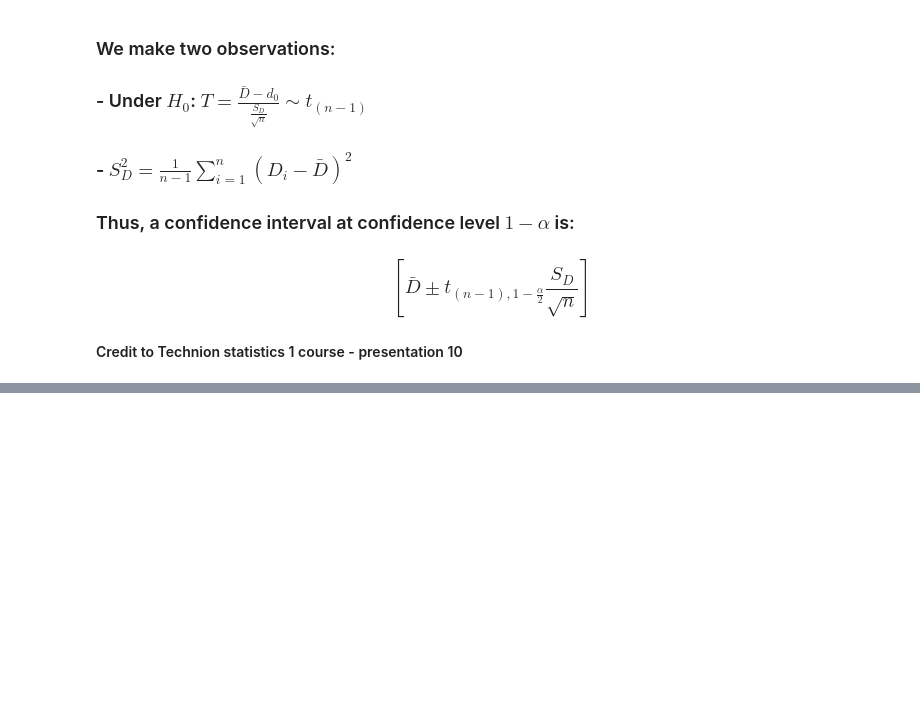
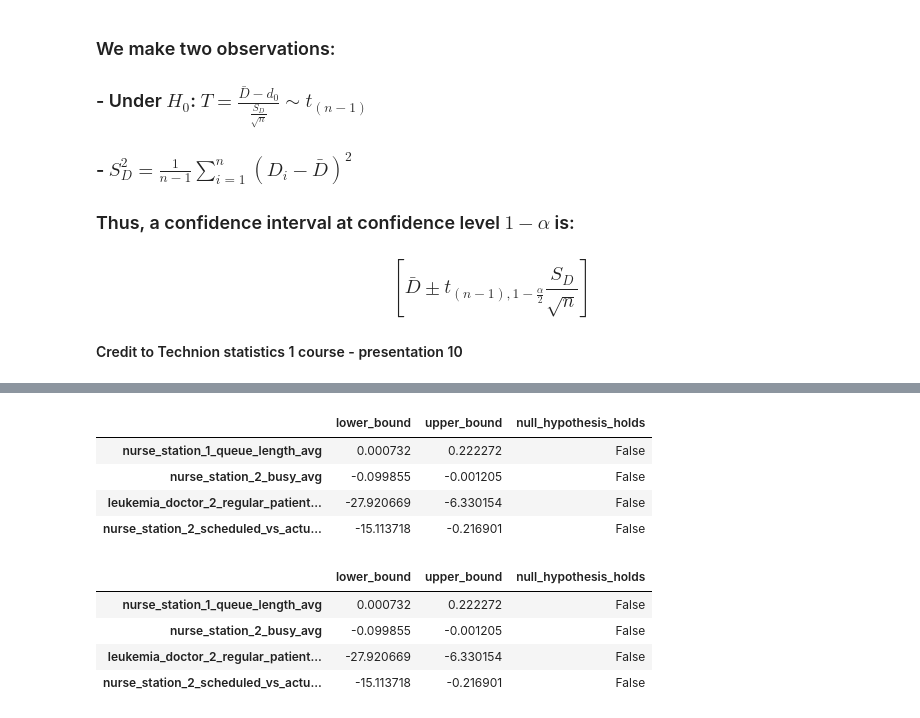
Before and after one commit to JWolloch/Ramabam-Hematology-Deptartment, a Jupyter notebook: simulation/statistical_analysis.ipynb, the cells around one changed output, grey strips where cells are left out. Cells and saved outputs as stored; diff of their text form; code cells hidden in the pictures; blank space fills up the shorter version.

```diff
--- a/simulation/statistical_analysis.ipynb
+++ b/simulation/statistical_analysis.ipynb
@@ -170,0 +246,13 @@ False
+# %%
+csv_of_results(current_vs_multi_queue_personalized_state_80_percent_nurse_for_transplant, "differences_current_vs_multi_queue_personalized_state_80_percent_nurse_for_transplant")
+# %% [output]
+|  | lower_bound | upper_bound | null_hypothesis_holds |
+| nurse_station_1_queue_length_avg | 0.000732 | 0.222272 | False |
+| nurse_station_2_busy_avg | -0.099855 | -0.001205 | False |
+| leukemia_doctor_2_regular_patient... | -27.920669 | -6.330154 | False |
+| nurse_station_2_scheduled_vs_actu... | -15.113718 | -0.216901 | False |
+|  | lower_bound | upper_bound | null_hypothesis_holds |
+| nurse_station_1_queue_length_avg | 0.000732 | 0.222272 | False |
+| nurse_station_2_busy_avg | -0.099855 | -0.001205 | False |
+| leukemia_doctor_2_regular_patient... | -27.920669 | -6.330154 | False |
+| nurse_station_2_scheduled_vs_actu... | -15.113718 | -0.216901 | False |
```
Also changed, not shown: parts of 17 cells of this notebook, 15 other files.
